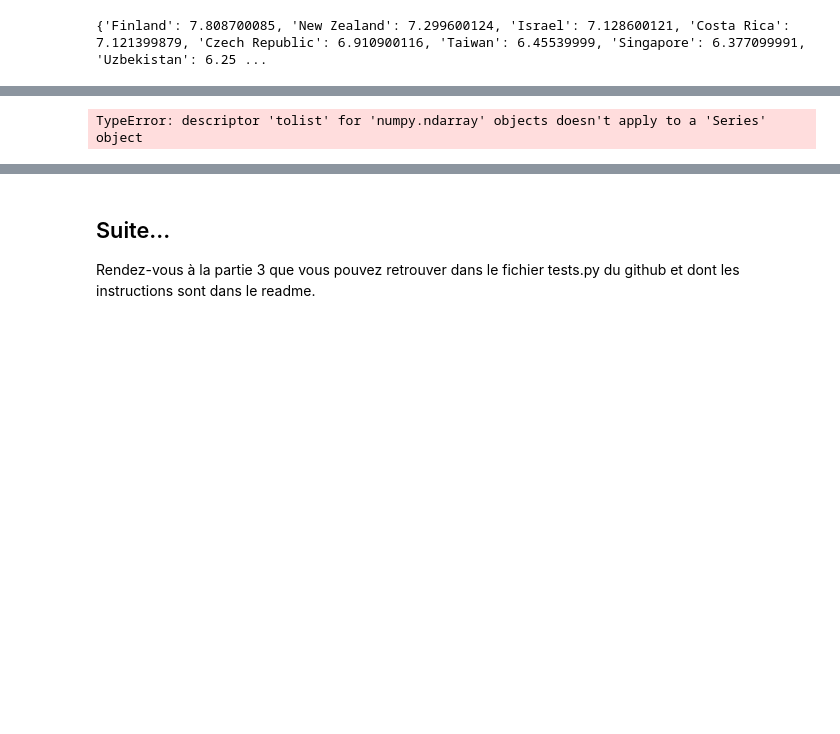
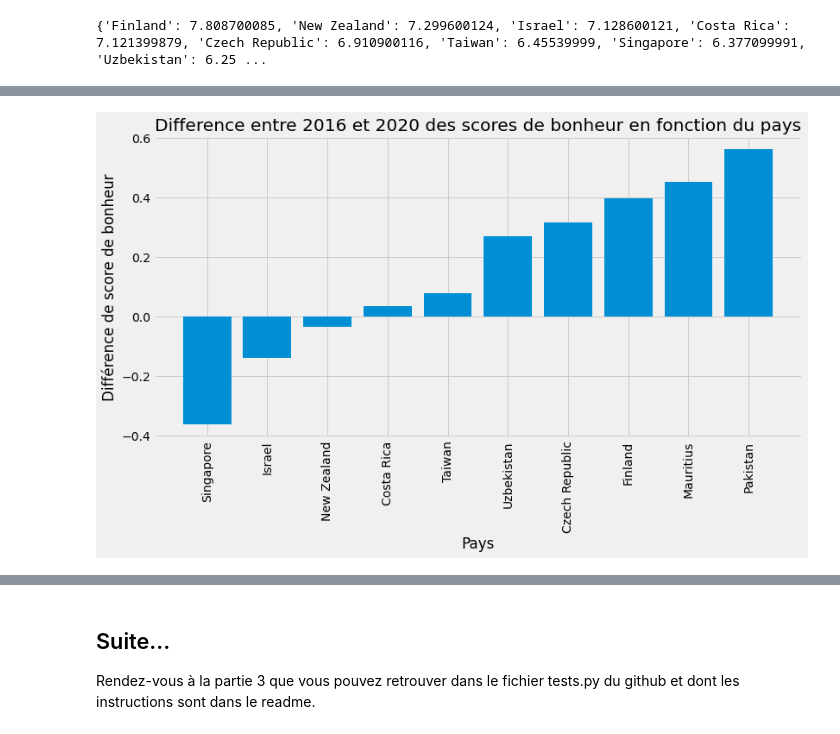
Before and after one commit to Leo-Marbehan/TP4-brouillon, a Jupyter notebook: TP4.ipynb, the cells around one changed output, grey strips where cells are left out. Drawn from its saved outputs; the diff is of its cells as text; code cells hidden in the pictures; blank space fills up the shorter version.

```diff
--- a/TP4.ipynb
+++ b/TP4.ipynb
@@ -155,30 +155,31 @@ df_2016 = ImportNewData()
 # %%
 def FindDifferences(df_1,df_2):
     #TODO Reprendre les valeurs obtenues précédemment du pays avec le score maximal par région
     #TODO Retourner un dictionnaire des différences en ordre croissant
     valeurs = ClassMaxScorePerRegion(df)
     diff = {}
     for key in valeurs:
-        ancienne = np.ndarray.tolist(df_2[df_2["Country name"] == key]["Happiness score"])[0]
+        ancienne = pd.Series.tolist(df_2[df_2["Country name"] == key]["Happiness score"])[0]
         diff[key] = valeurs[key] - ancienne
     sorted_dict = dict(sorted(diff.items(),key= lambda x:x[1]))
     return sorted_dict
 
 def PlotComparison(sorted_dict):
     #TODO Faire un bar plot de ces différences
     pays = list(sorted_dict.keys())
     diff = list(sorted_dict.values())
 
     plt.bar(pays,diff)
+    plt.xticks(rotation=90)
     plt.xlabel("Pays")
     plt.ylabel("Différence de score de bonheur")
     plt.title("Difference entre 2016 et 2020 des scores de bonheur en fonction du pays")
     plt.show()
 
 sorted_dict = FindDifferences(df, df_2016)
 PlotComparison(sorted_dict)
 # %% [output]
-TypeError: descriptor 'tolist' for 'numpy.ndarray' objects doesn't apply to a 'Series' object
+[figure, added]
 # %% [markdown]
 ## Question 3
 Seaborn est une librairie qui permet de plus facilement tracer des graphiques complexes. Souvent, des [subplot](https://matplotlib.org/stable/gallery/subplots_axes_and_figures/subplots_demo.html) via matplotlib sont utilisés afin d'afficher plusieurs graphiques dans la même figure à des fins de comparaisons. Nous nous intéresserons maintenant à deux paramètres particuliers:
```
Also changed, not shown: parts of 1 cell of this notebook.
